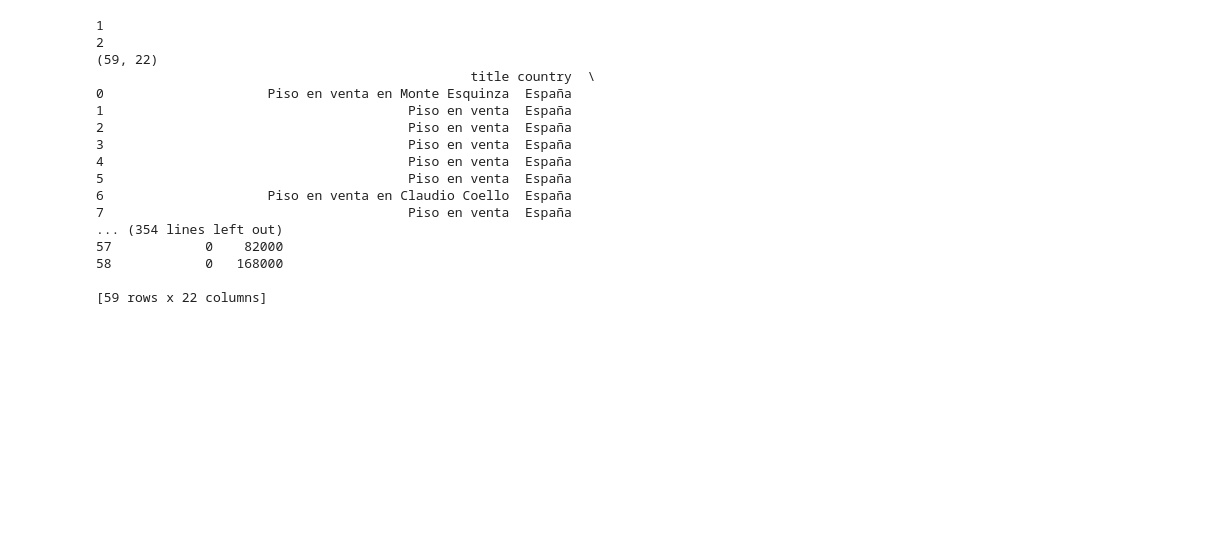
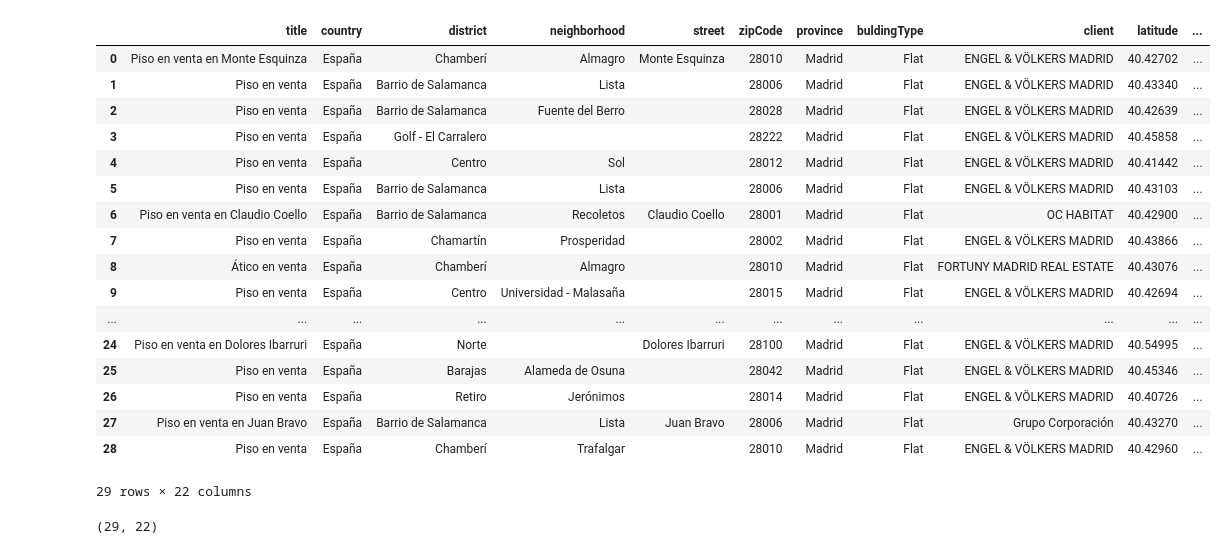
Before and after one commit to lorquez/real_estate_price_predictor, a Jupyter notebook: fotocasa_dataset_creation.ipynb, the cells around one changed output. Drawn from its saved outputs; the diff is of its cells as text; code cells hidden in the pictures; blank space fills up the shorter version.

Commit message:
With self dataframe

```diff
--- a/fotocasa_dataset_creation.ipynb
+++ b/fotocasa_dataset_creation.ipynb
@@ -127,43 +127,46 @@ class fotocasa_scraping:
     '''
     driver = webdriver.Chrome(service=Service(ChromeDriverManager().install()),options=chrome_options)
     #n_pages = self.pages_to_scrape(driver, city)
-    n_pages = 3
-    data = pd.DataFrame()
+    n_pages = 1
+    self.data = pd.DataFrame()
 
     for page in range(1,n_pages+1):
-        print(page)
         properties_per_page = self.property_list(driver, city, page)
         property_data = self.parse_properties(driver, properties_per_page)
-        data = pd.concat([data,property_data], ignore_index=True)
-
-    print(data.shape)
-    print(data)
+        self.data = pd.concat([self.data,property_data], ignore_index=True)
 
     # Leer página inicial de la parrilla de la ciudad enviada por parámetro. OK
     # Obtener el número de páginas totales a recorrer. OK
     # Almacenar todas las urls de propiedades que debo recorrer OK
-    # Meterme en cada url almacenada y scrapear window.__INITIAL_PROPS__
-    # Limpiar el JSON de cada propiedad
-    # Cambiar de página y comenzar el proceso iterativo recorriendo todas las propiedades de cada página.
+    # Meterme en cada url almacenada y scrapear window.__INITIAL_PROPS__ OK
+    # Limpiar el JSON de cada propiedad OK
+    # Cambiar de página y comenzar el proceso iterativo recorriendo todas las propiedades de cada página. OK
 
     return None
 # %%
 ft_scraping = fotocasa_scraping()
-# %% [output]
-1
-2
-(59, 22)
-                                                title country  \
-0                     Piso en venta en Monte Esquinza  España
-1                                       Piso en venta  España
-2                                       Piso en venta  España
-3                                       Piso en venta  España
-4                                       Piso en venta  España
-5                                       Piso en venta  España
-6                     Piso en venta en Claudio Coello  España
-7                                       Piso en venta  España
-... (354 lines left out)
-57            0    82000
-58            0   168000
-
-[59 rows x 22 columns]
+# %%
+ft_scraping.data
+# %% [output]
+|  | title | country | district | neighborhood | street | zipCode | province | buldingType | client | latitude | ... |
+| 0 | Piso en venta en Monte Esquinza | España | Chamberí | Almagro | Monte Esquinza | 28010 | Madrid | Flat | ENGEL & VÖLKERS MADRID | 40.42702 | ... |
+| 1 | Piso en venta | España | Barrio de Salamanca | Lista |  | 28006 | Madrid | Flat | ENGEL & VÖLKERS MADRID | 40.43340 | ... |
+| 2 | Piso en venta | España | Barrio de Salamanca | Fuente del Berro |  | 28028 | Madrid | Flat | ENGEL & VÖLKERS MADRID | 40.42639 | ... |
+| 3 | Piso en venta | España | Golf - El Carralero |  |  | 28222 | Madrid | Flat | ENGEL & VÖLKERS MADRID | 40.45858 | ... |
+| 4 | Piso en venta | España | Centro | Sol |  | 28012 | Madrid | Flat | ENGEL & VÖLKERS MADRID | 40.41442 | ... |
+| 5 | Piso en venta | España | Barrio de Salamanca | Lista |  | 28006 | Madrid | Flat | ENGEL & VÖLKERS MADRID | 40.43103 | ... |
+| 6 | Piso en venta en Claudio Coello | España | Barrio de Salamanca | Recoletos | Claudio Coello | 28001 | Madrid | Flat | OC HABITAT | 40.42900 | ... |
+| 7 | Piso en venta | España | Chamartín | Prosperidad |  | 28002 | Madrid | Flat | ENGEL & VÖLKERS MADRID | 40.43866 | ... |
+| 8 | Ático en venta | España | Chamberí | Almagro |  | 28010 | Madrid | Flat | FORTUNY MADRID REAL ESTATE | 40.43076 | ... |
+| 9 | Piso en venta | España | Centro | Universidad - Malasaña |  | 28015 | Madrid | Flat | ENGEL & VÖLKERS MADRID | 40.42694 | ... |
+| ... | ... | ... | ... | ... | ... | ... | ... | ... | ... | ... | ... |
+| 24 | Piso en venta en Dolores Ibarruri | España | Norte |  | Dolores Ibarruri | 28100 | Madrid | Flat | ENGEL & VÖLKERS MADRID | 40.54995 | ... |
+| 25 | Piso en venta | España | Barajas | Alameda de Osuna |  | 28042 | Madrid | Flat | ENGEL & VÖLKERS MADRID | 40.45346 | ... |
+| 26 | Piso en venta | España | Retiro | Jerónimos |  | 28014 | Madrid | Flat | ENGEL & VÖLKERS MADRID | 40.40726 | ... |
+| 27 | Piso en venta en Juan Bravo | España | Barrio de Salamanca | Lista | Juan Bravo | 28006 | Madrid | Flat | Grupo Corporación | 40.43270 | ... |
+| 28 | Piso en venta | España | Chamberí | Trafalgar |  | 28010 | Madrid | Flat | ENGEL & VÖLKERS MADRID | 40.42960 | ... |
+29 rows × 22 columns
+# %%
+ft_scraping.data.shape
+# %% [output]
+(29, 22)
```
